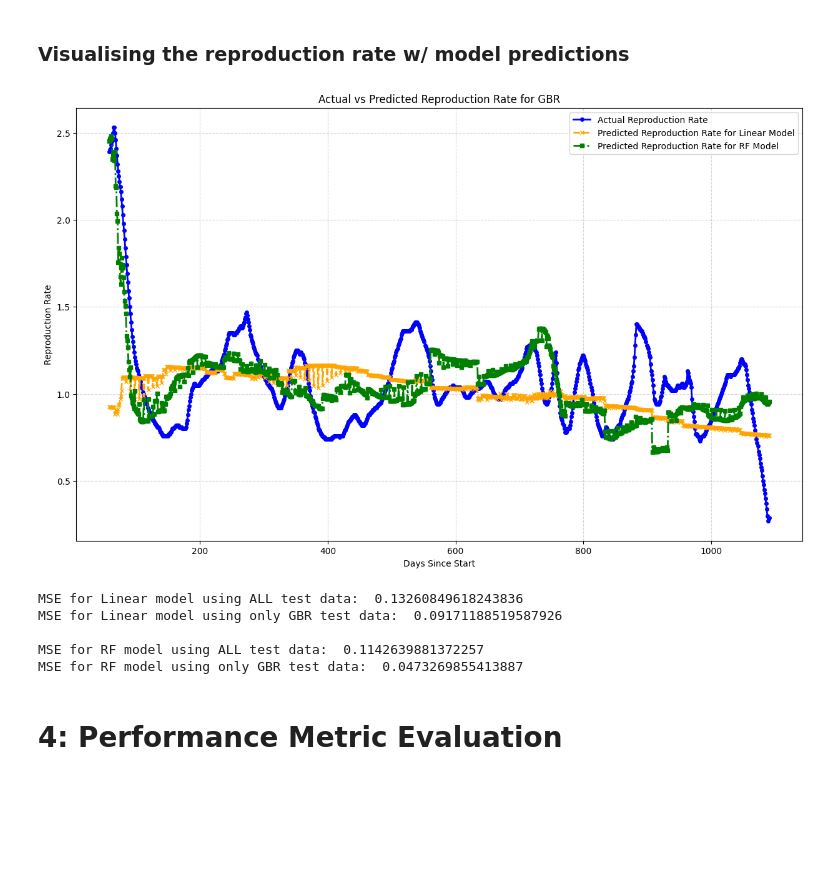
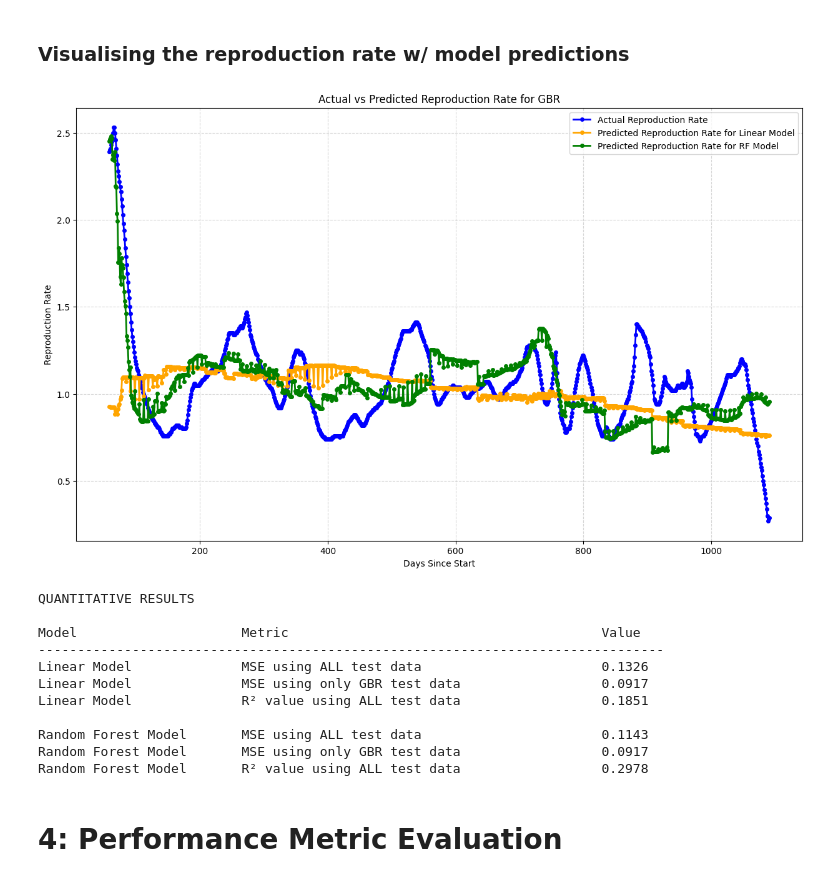
Before and after one commit to markmilner21/Assessment-1-Supervised-Prediction, a Jupyter notebook: Report/07-Conclusion.ipynb, the cells around one changed output. Drawn from its saved outputs; the diff is of its cells as text; code cells hidden in the pictures; blank space fills up the shorter version.

```diff
--- a/Report/07-Conclusion.ipynb
+++ b/Report/07-Conclusion.ipynb
@@ -124,7 +119,7 @@ rf_model_tuned = RandomForestRegressor(
     n_estimators=350,      # Number of trees
     max_features=2,        # Number of features to consider at each split (equivalent to mtry in R)
     bootstrap=True,        # Sample with replacement
-    n_jobs=1,              # Number of parallel jobs to run (-1 to use all processors)
+    n_jobs=3,              # Number of parallel jobs to run (-1 to use all processors)
     random_state=42
 )
 
@@ -136,8 +131,7 @@ R_squared_rf = rf_model_tuned.score(X_test, y_test)
 print(mse_rf)
 
 y_pred_rf_random_country = rf_model_tuned.predict(random_country_X_test)
-mse_rf_random_country = mean_squared_error(random_country_Y_test, y_pred_rf_random_country)
-R_squared_rf = rf_model_tuned.score(random_country_X_test, random_country_Y_test)
+mse_rf_random_country = mean_squared_error(random_country_Y_test, y_pred_linear_random_country)
 # %% [output]
 0.1142639881372257
 # %% [markdown]
@@ -147,35 +141,49 @@ R_squared_rf = rf_model_tuned.score(random_country_X_test, random_country_Y_test
 # %%
 plt.figure(figsize=(15, 9))
 
 # Plot actual and predicted values with different line styles and marker sizes
 plt.plot(random_country_test_data['days_since'], random_country_test_data['reproduction_rate'],
          label="Actual Reproduction Rate", color='blue', marker='o', markersize=4, linewidth=2)
 plt.plot(random_country_test_data['days_since'], y_pred_linear_random_country,
-         label="Predicted Reproduction Rate for Linear Model", color='orange', linestyle='--', marker='x', markersize=4, linewidth=2)
+         label="Predicted Reproduction Rate for Linear Model", color='orange', marker='o', markersize=4, linewidth=2)
 plt.plot(random_country_test_data['days_since'], y_pred_rf_random_country,
-         label="Predicted Reproduction Rate for RF Model", color='green', linestyle='-.', marker='s', markersize=4, linewidth=2)
+         label="Predicted Reproduction Rate for RF Model", color='green', marker='o', markersize=4, linewidth=2)
 
 # Add labels and title
 plt.title(f"Actual vs Predicted Reproduction Rate for {random_iso_code}")
 plt.xlabel("Days Since Start")
 plt.ylabel("Reproduction Rate")
 plt.legend(loc='best')
 plt.grid(True, linestyle='--', alpha=0.5)
 plt.show()
 
+# Print a header
+print('QUANTITATIVE RESULTS\n')
+print(f'{"Model":<25} {"Metric":<45} {"Value":<10}')
+print('-' * 80)
 
-print('MSE for Linear model using ALL test data: ', mse_linear)
-print('MSE for Linear model using only GBR test data: ', mse_linear_random_country)
-print()
-print('MSE for RF model using ALL test data: ', mse_rf)
-print('MSE for RF model using only GBR test data: ', mse_rf_random_country)
+# Linear Model Results
+print(f'{"Linear Model":<25} {"MSE using ALL test data":<45} {mse_linear:.4f}')
+print(f'{"Linear Model":<25} {"MSE using only GBR test data":<45} {mse_linear_random_country:.4f}')
+print(f'{"Linear Model":<25} {"R² value using ALL test data":<45} {R_squared_linear:.4f}\n')
+
+# Random Forest Model Results
+print(f'{"Random Forest Model":<25} {"MSE using ALL test data":<45} {mse_rf:.4f}')
+print(f'{"Random Forest Model":<25} {"MSE using only GBR test data":<45} {mse_rf_random_country:.4f}')
+print(f'{"Random Forest Model":<25} {"R² value using ALL test data":<45} {R_squared_rf:.4f}')
 # %% [output]
-[figure, old version]
+[figure, new version]
-MSE for Linear model using ALL test data:  0.13260849618243836
-MSE for Linear model using only GBR test data:  0.09171188519587926
+QUANTITATIVE RESULTS
 
-MSE for RF model using ALL test data:  0.1142639881372257
-MSE for RF model using only GBR test data:  0.0473269855413887
+Model                     Metric                                        Value
+--------------------------------------------------------------------------------
+Linear Model              MSE using ALL test data                       0.1326
+Linear Model              MSE using only GBR test data                  0.0917
+Linear Model              R² value using ALL test data                  0.1851
+
+Random Forest Model       MSE using ALL test data                       0.1143
+Random Forest Model       MSE using only GBR test data                  0.0917
+Random Forest Model       R² value using ALL test data                  0.2978
 # %% [markdown]
 # 4: Performance Metric Evaluation
 # %% [markdown]
```
Also changed, not shown: parts of 3 cells of this notebook, 2 other files.
